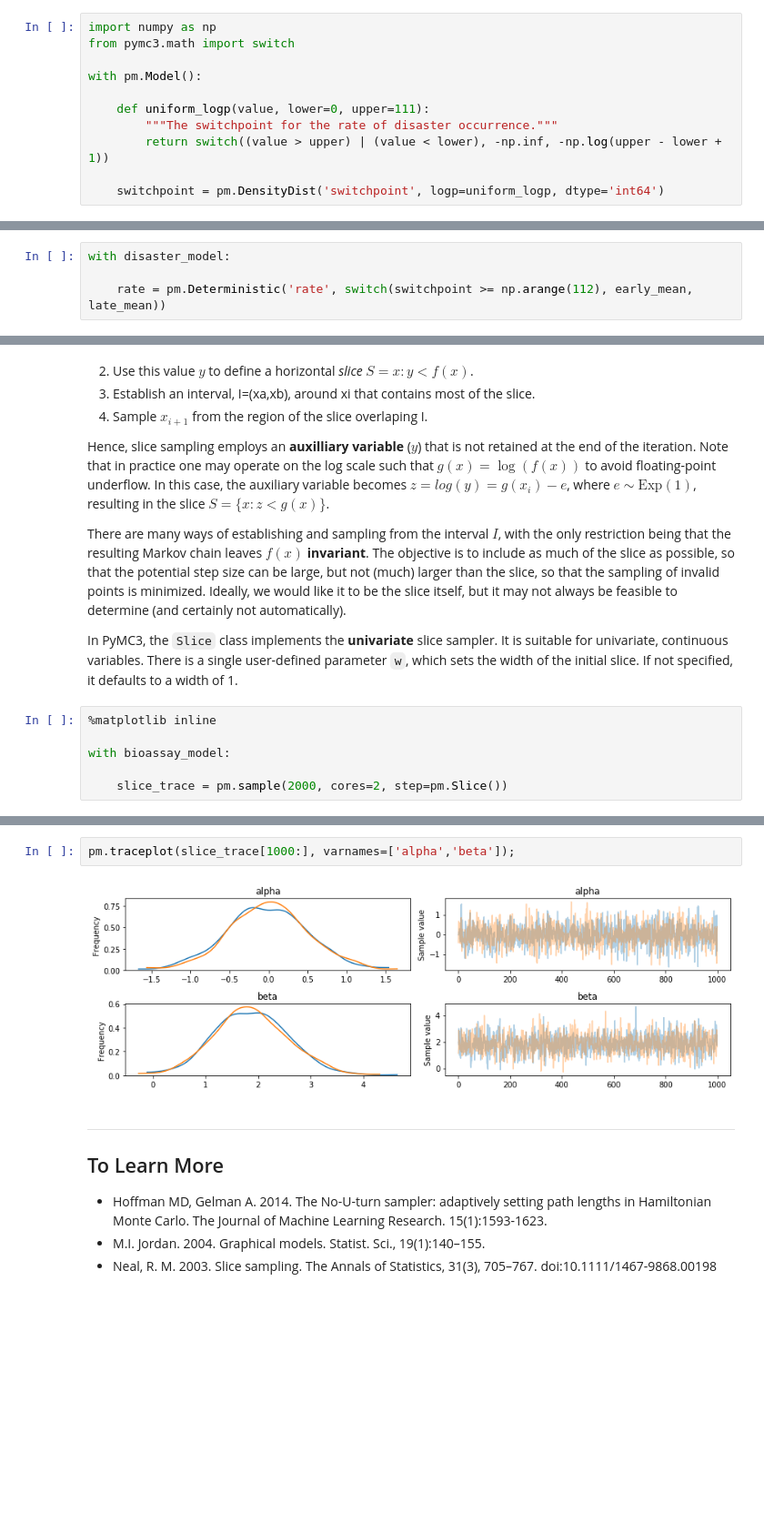
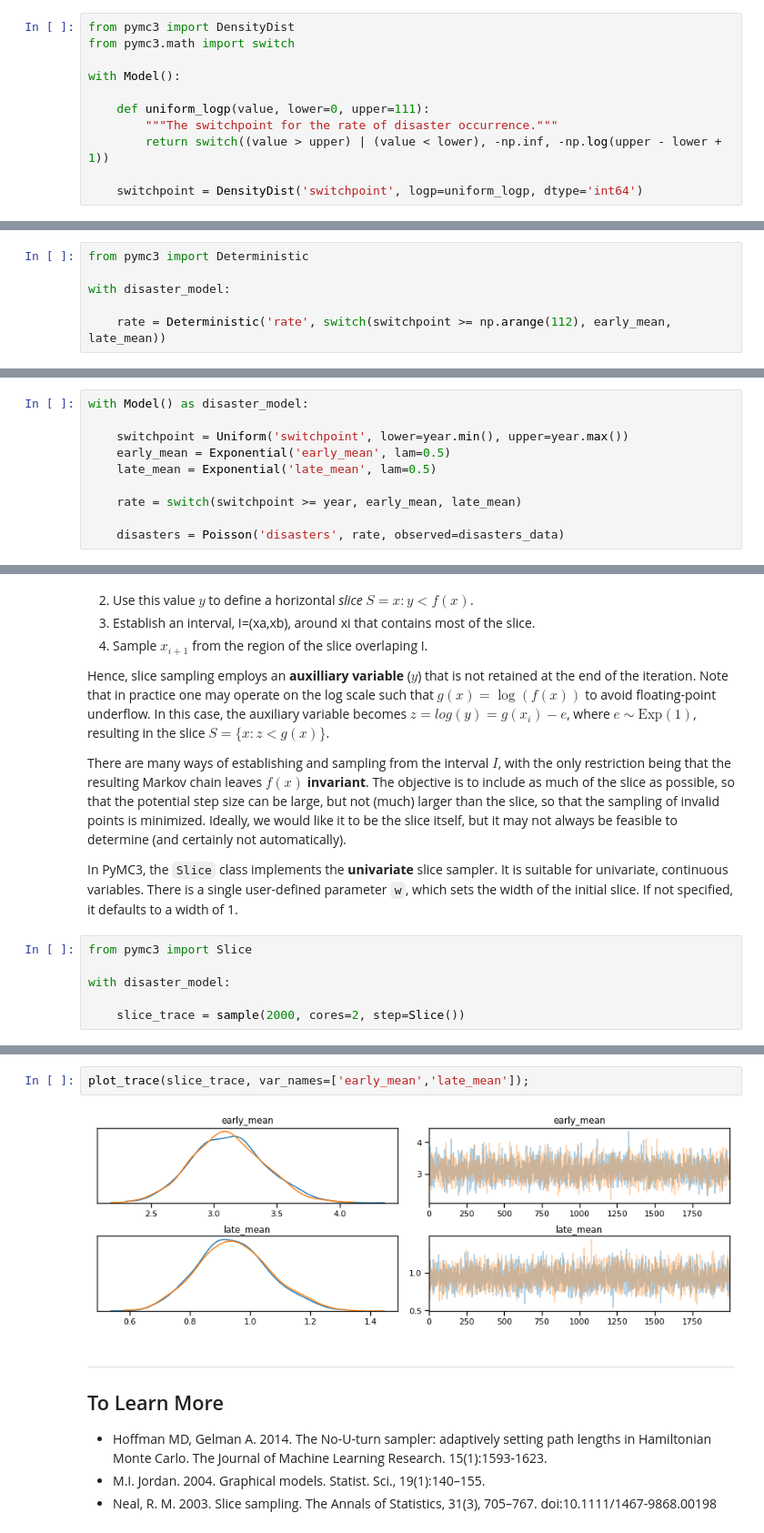
Before and after one commit to fonnesbeck/mcmc_pydata_london_2019, a Jupyter notebook: notebooks/3-Building_Bayesian_models_in_PyMC3.ipynb, the cells around one changed output, grey strips where cells are left out. Shown: that part at 91% size. Drawn from its saved outputs; the diff is of its cells as text; blank space fills up the shorter version.

```diff
--- a/notebooks/3-Building_Bayesian_models_in_PyMC3.ipynb
+++ b/notebooks/3-Building_Bayesian_models_in_PyMC3.ipynb
@@ -74,16 +143,16 @@ $\text{None} \sim \text{Exponential}(\mathit{lam}=1)$
 
 The uniformly-distributed discrete stochastic variable `switchpoint` in the disasters model could alternatively be created from a function that computes its log-probability as follows:
 # %%
-import numpy as np
+from pymc3 import DensityDist
 from pymc3.math import switch
 
-with pm.Model():
+with Model():
 
     def uniform_logp(value, lower=0, upper=111):
         """The switchpoint for the rate of disaster occurrence."""
         return switch((value > upper) | (value < lower), -np.inf, -np.log(upper - lower + 1))
 
-    switchpoint = pm.DensityDist('switchpoint', logp=uniform_logp, dtype='int64')
+    switchpoint = DensityDist('switchpoint', logp=uniform_logp, dtype='int64')
 # %%
 switchpoint.logp({'switchpoint':4})
 # %% [output]
@@ -161,9 +232,11 @@ To ensure that deterministic variables' values are accumulated during sampling,
 1. The variable is given a name (passed as the first argument)
 2. The variable is appended to the model's list of random variables, which ensures that its values are tallied.
 # %%
+from pymc3 import Deterministic
+
 with disaster_model:
 
-    rate = pm.Deterministic('rate', switch(switchpoint >= np.arange(112), early_mean, late_mean))
+    rate = Deterministic('rate', switch(switchpoint >= np.arange(112), early_mean, late_mean))
 # %%
 disaster_model.named_vars
 # %% [output]
@@ -241,4 +317,14 @@ When `step` is not specified by the user, PyMC3 will assign step methods to vari
 The `start` argument allows for the specification of starting values for stochastic random variables in the model. MCMC algorithms begin by initializing all unknown quantities to arbitrary starting values. Though in theory the value can be any value under the support of the distribution describing the random variable, we can make sampling more difficult if an initial value is chosen in the extreme tail of the distribution, for example. If starting values are not passed by the user, default values are chosen from the mean, median or mode of the distribution.
 
 As suggested in the previous section on approximation methods, it is sometimes useful to initialize a MCMC simulation at the maximum *a posteriori* (MAP) estimate:
+# %%
+with Model() as disaster_model:
+
+    switchpoint = Uniform('switchpoint', lower=year.min(), upper=year.max())
+    early_mean = Exponential('early_mean', lam=0.5)
+    late_mean = Exponential('late_mean', lam=0.5)
+
+    rate = switch(switchpoint >= year, early_mean, late_mean)
+
+    disasters = Poisson('disasters', rate, observed=disasters_data)
 # %%
@@ -472,10 +597,10 @@ There are many ways of establishing and sampling from the interval $I$, with the
 
 In PyMC3, the `Slice` class implements the **univariate** slice sampler. It is suitable for univariate, continuous variables. There is a single user-defined parameter `w`, which sets the width of the initial slice. If not specified, it defaults to a width of 1.
 # %%
-%matplotlib inline
+from pymc3 import Slice
 
-with bioassay_model:
+with disaster_model:
 
-    slice_trace = pm.sample(2000, cores=2, step=pm.Slice())
+    slice_trace = sample(2000, cores=2, step=Slice())
 # %% [output]
 Multiprocess sampling (2 chains in 2 jobs)
@@ -485,7 +616,7 @@ CompoundStep
-# %%
-pm.traceplot(slice_trace[1000:], varnames=['alpha','beta']);
-# %% [output]
-[figure, removed]
+# %%
+plot_trace(slice_trace, var_names=['early_mean','late_mean']);
+# %% [output]
+[figure, added]
 # %% [markdown]
 ---
 
```
Also changed, not shown: parts of 29 cells of this notebook, 2 other files.
